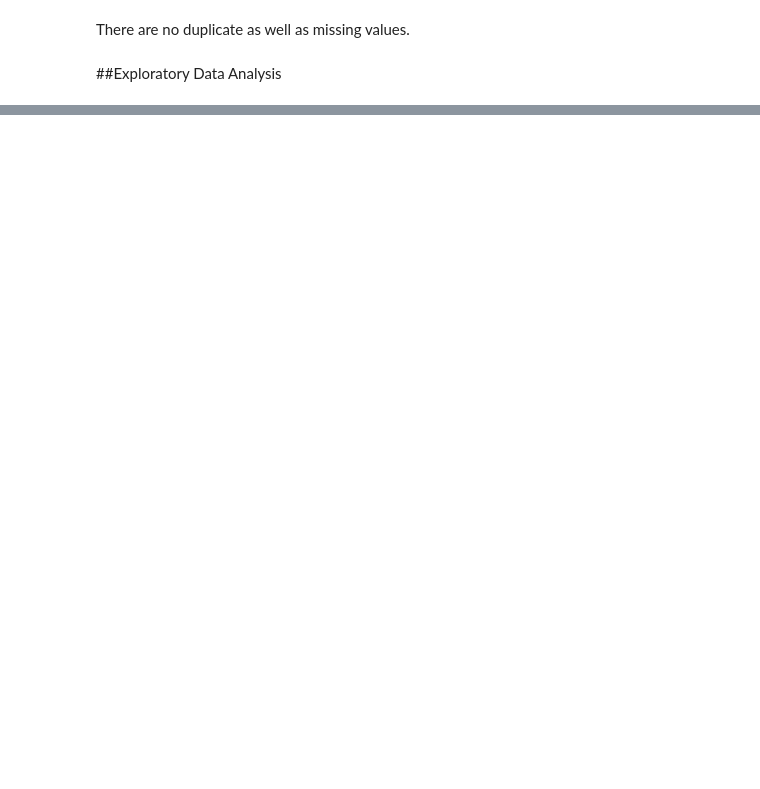
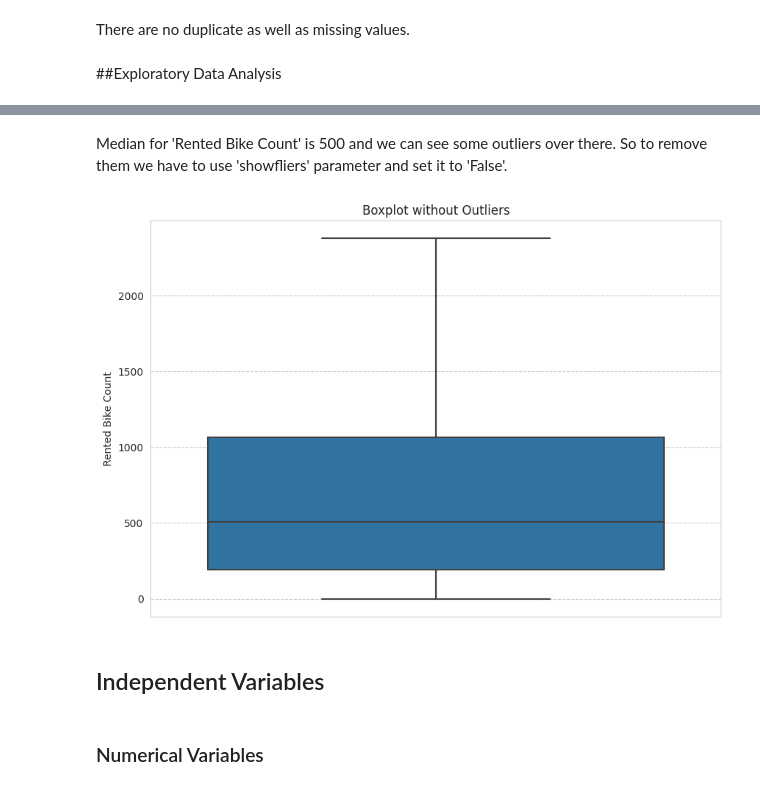
Before and after one commit to ady909/Capstone-Project-Bike-Sharing-Demand-Prediction-, a Jupyter notebook: Capstone_Project_Bike_Sharing_Demand_Prediction_.ipynb, the cells around one changed output, grey strips where cells are left out. Saved outputs shown, nothing was run; the diff lists cells and outputs as text; code cells hidden in the pictures; blank space fills up the shorter version.

```diff
--- a/Capstone_Project_Bike_Sharing_Demand_Prediction_.ipynb
+++ b/Capstone_Project_Bike_Sharing_Demand_Prediction_.ipynb
@@ -182,0 +255,13 @@ There are no duplicate as  well as missing values.
+# %% [markdown]
+Median for 'Rented Bike Count' is 500 and we can see some outliers over there. So to remove them we have to use 'showfliers' parameter and set it to 'False'.
+# %%
+#boxplot
+plt.figure(figsize=(10,7))
+sns.boxplot( y = bike_df["Rented Bike Count"] , showfliers = False)
+plt.title("Boxplot without Outliers");
+# %% [output]
+[figure, added]
+# %% [markdown]
+## Independent Variables
+# %% [markdown]
+### Numerical Variables
```
Also changed, not shown: parts of 22 cells of this notebook.
